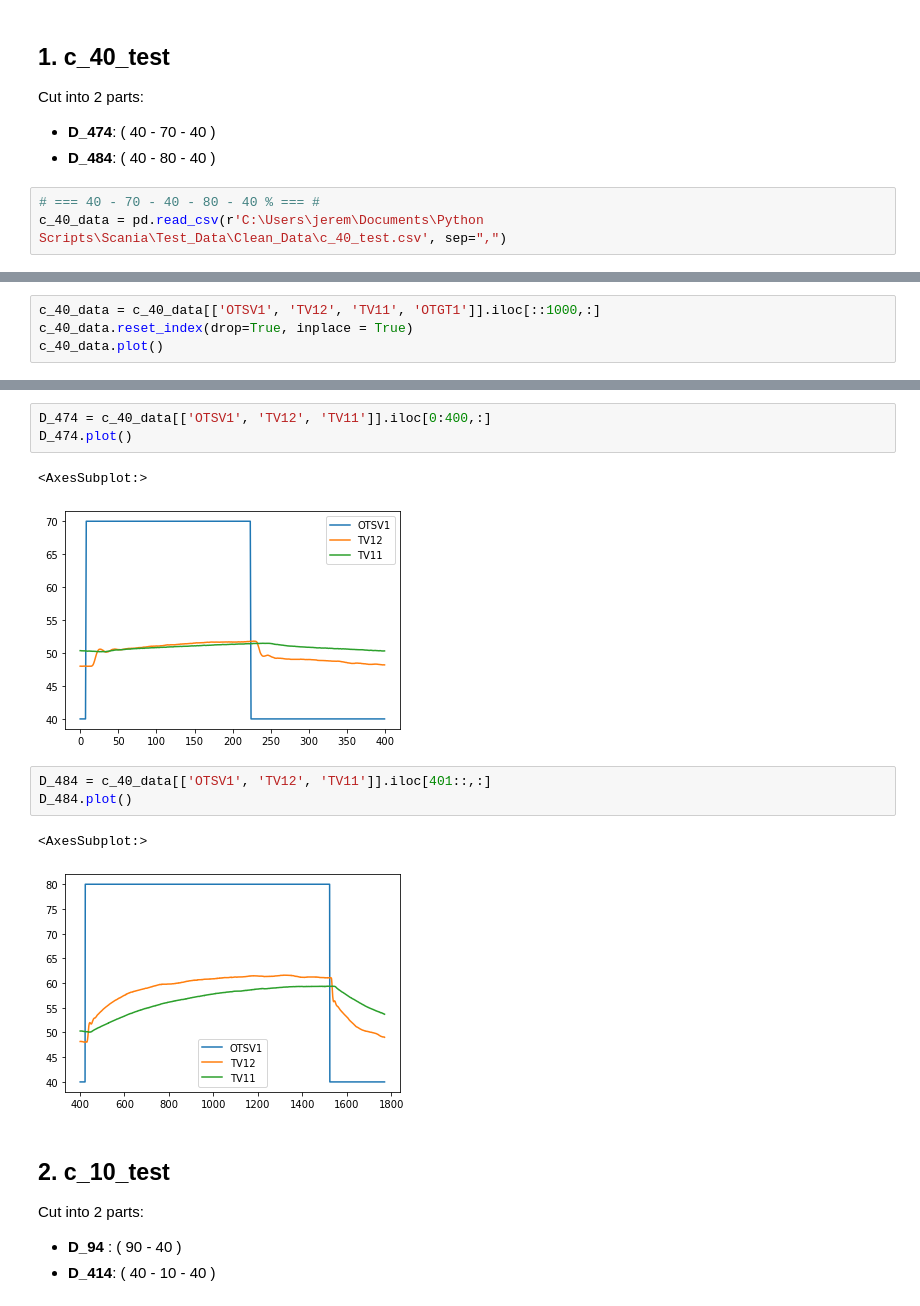
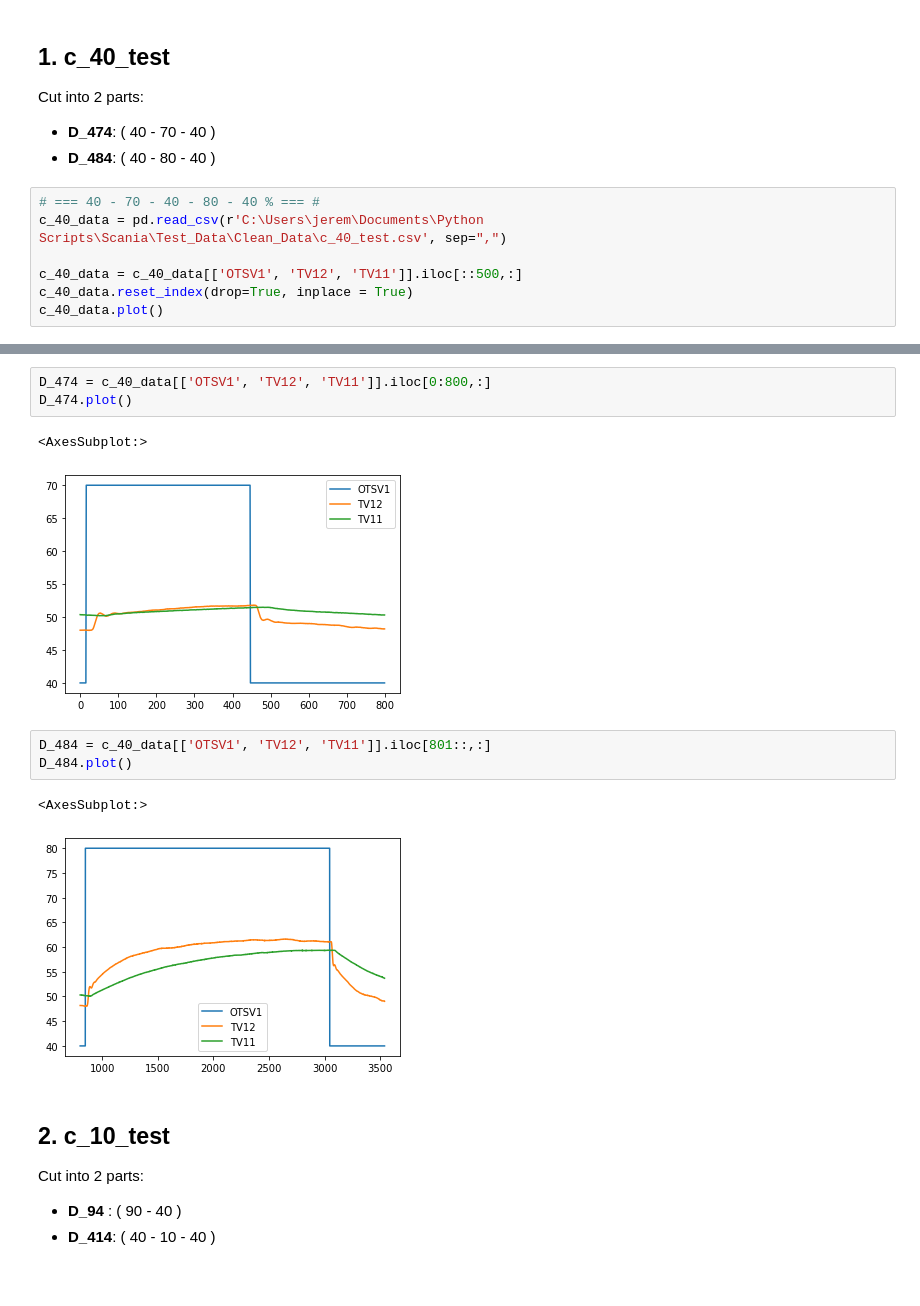
Before and after one commit to JeremyKTH/Gearbox-Oil-Conditioning-System, a Jupyter notebook: Jupyter Lab/Data Pre-process.ipynb, the cells around one changed output, grey strips where cells are left out. Saved outputs shown, nothing was run; the diff lists cells and outputs as text.

```diff
--- a/Jupyter Lab/Data Pre-process.ipynb
+++ b/Jupyter Lab/Data Pre-process.ipynb
@@ -184,3 +184,7 @@ Cut into 2 parts: <br>
 # %%
 # === 40 - 70 - 40 - 80 - 40 % === #
 c_40_data = pd.read_csv(r'C:\Users\jerem\Documents\Python Scripts\Scania\Test_Data\Clean_Data\c_40_test.csv', sep=",")
+
+c_40_data = c_40_data[['OTSV1', 'TV12', 'TV11']].iloc[::500,:]
+c_40_data.reset_index(drop=True, inplace = True)
+c_40_data.plot()
@@ -187,4 +193,0 @@ c_40_data = pd.read_csv(r'C:\Users\jerem\Documents\Python Scripts\Scania\Test_Da
-# %%
-c_40_data = c_40_data[['OTSV1', 'TV12', 'TV11', 'OTGT1']].iloc[::1000,:]
-c_40_data.reset_index(drop=True, inplace = True)
-c_40_data.plot()
@@ -194,15 +194,15 @@ c_40_data.plot()
 # %%
-D_474 = c_40_data[['OTSV1', 'TV12', 'TV11']].iloc[0:400,:]
+D_474 = c_40_data[['OTSV1', 'TV12', 'TV11']].iloc[0:800,:]
 D_474.plot()
 # %% [output]
 <AxesSubplot:>
-[figure, old version]
+[figure, new version]
 # %%
-D_484 = c_40_data[['OTSV1', 'TV12', 'TV11']].iloc[401::,:]
+D_484 = c_40_data[['OTSV1', 'TV12', 'TV11']].iloc[801::,:]
 D_484.plot()
 # %% [output]
 <AxesSubplot:>
-[figure, old version]
+[figure, new version]
 # %% [markdown]
 ## 2. c_10_test
 Cut into 2 parts: <br>
```
Also changed, not shown: parts of 12 cells of this notebook.
